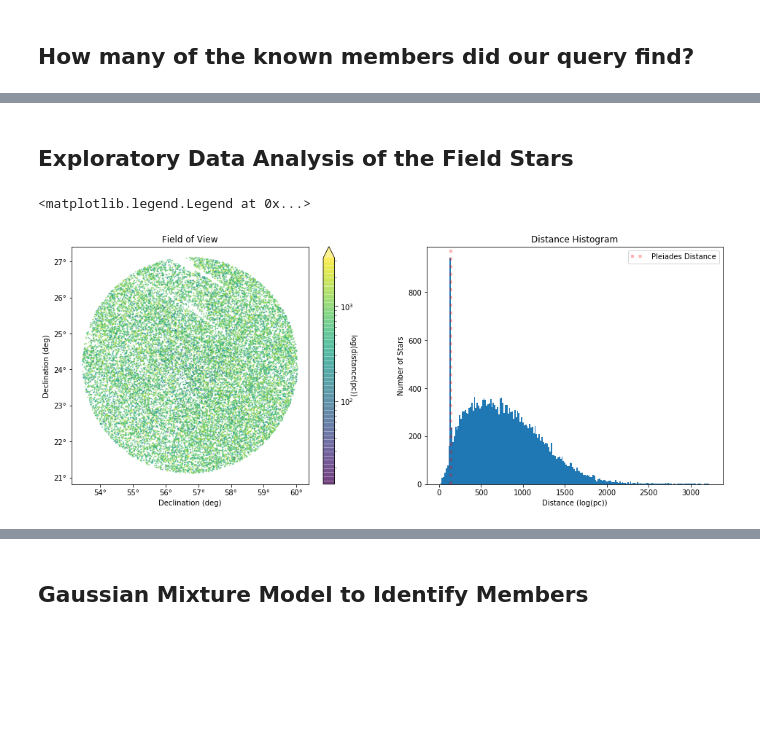
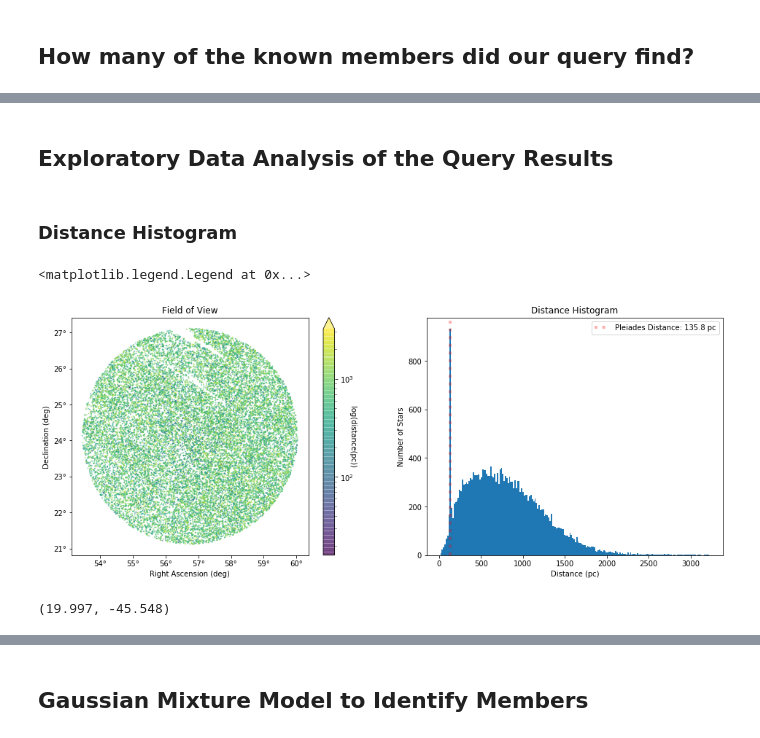
Before and after one commit to kevinmcmanus/cas-tau, a Jupyter notebook: PleiadesGMM.ipynb, the cells around one changed output, grey strips where cells are left out. Saved outputs shown, nothing was run; the diff lists cells and outputs as text; code cells hidden in the pictures; blank space fills up the shorter version.

```diff
--- a/PleiadesGMM.ipynb
+++ b/PleiadesGMM.ipynb
@@ -313,5 +327,5 @@ ax.legend()
 # %% [markdown]
-## Exploratory Data Analysis of the Field Stars
+## Exploratory Data Analysis of the Query Results
 # %%
 pleiades_fs_coords = pleiades_fs.get_coords()
 # %%
@@ -321,27 +334,33 @@ cmap = plt.get_cmap('viridis')
+# %% [markdown]
+### Distance Histogram
 # %%
 fig = plt.figure(figsize=(16,6))
 ax = fig.subplots(1,2)
 
 vmin = pleiades_fs_coords.distance.min().value; vmax = pleiades_fs_coords.distance.max().value
 pcm=ax[0].scatter(pleiades_fs_coords.ra, pleiades_fs_coords.dec,s=1, alpha=0.5,
                   c=pleiades_fs_coords.distance.value, cmap=cmap,
                   norm=colors.LogNorm(vmin=vmin, vmax=vmax))
 ax[0].set_title('Field of View')
 ax[0].set_ylabel('Declination (deg)')
-ax[0].set_xlabel('Declination (deg)')
+ax[0].set_xlabel('Right Ascension (deg)')
 cb=fig.colorbar(pcm,ax=ax[0], extend='max')
 
 cb.ax.set_ylabel('log(distance(pc))',rotation=270)
-
-ax[1].axvline(cluster_info.loc['Pleiades']['coords'].distance, color='red', lw=4,ls=':',
-              label='Pleiades Distance', alpha=0.3)
+dist = cluster_info.loc['Pleiades']['coords'].distance
+ax[1].axvline(dist, color='red', lw=4,ls=':',
+              label=f'Pleiades Distance: {dist:.1f}', alpha=0.3)
 zz=ax[1].hist(pleiades_fs.objs.r_est, bins=200, histtype='stepfilled')
 
 ax[1].set_ylabel('Number of Stars')
-ax[1].set_xlabel('Distance (log(pc))')
+ax[1].set_xlabel('Distance (pc)')
 #ax[1].set_xscale('log')
 ax[1].set_title('Distance Histogram')
 ax[1].legend()
 # %% [output]
 <matplotlib.legend.Legend at 0x...>
-[figure, old version]
+[figure, new version]
+# %%
+cluster_info.loc['Pleiades']['pmra'], cluster_info.loc['Pleiades']['pmdec']
+# %% [output]
+(19.997, -45.548)
```
Also changed, not shown: parts of 45 cells of this notebook, 1 other file.
